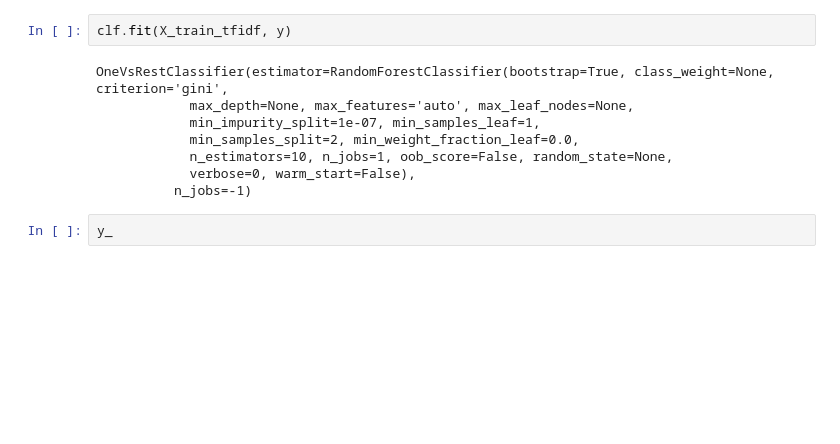
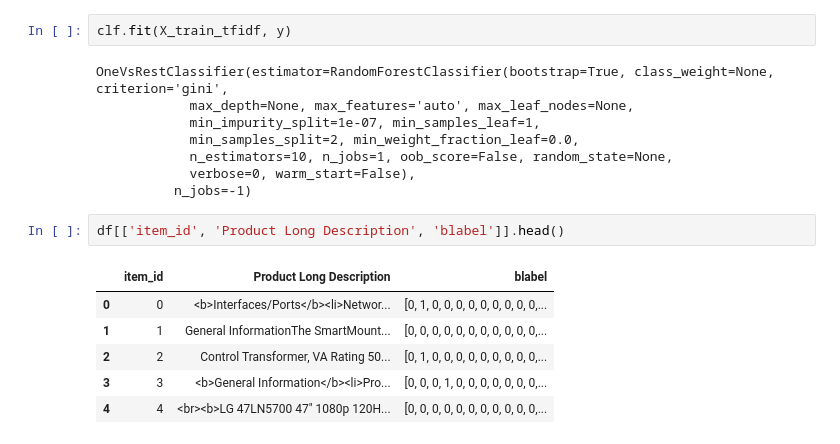
Before and after one commit to teoguso/HR-walmart2016, a Jupyter notebook: data/Data exploration.ipynb, the cells around one changed output. Saved outputs shown, nothing was run; the diff lists cells and outputs as text; blank space fills up the shorter version.

```diff
--- a/data/Data exploration.ipynb
+++ b/data/Data exploration.ipynb
@@ -301,5 +321,12 @@ OneVsRestClassifier(estimator=RandomForestClassifier(bootstrap=True, class_weigh
             n_estimators=10, n_jobs=1, oob_score=False, random_state=None,
             verbose=0, warm_start=False),
           n_jobs=-1)
-# %%
-y_
+# %%
+df[['item_id', 'Product Long Description', 'blabel']].head()
+# %% [output]
+|  | item_id | Product Long Description | blabel |
+| 0 | 0 | <b>Interfaces/Ports</b><li>Networ... | [0, 1, 0, 0, 0, 0, 0, 0, 0, 0, 0,... |
+| 1 | 1 | General InformationThe SmartMount... | [0, 0, 0, 0, 0, 0, 0, 0, 0, 0, 0,... |
+| 2 | 2 | Control Transformer, VA Rating 50... | [0, 1, 0, 0, 0, 0, 0, 0, 0, 0, 0,... |
+| 3 | 3 | <b>General Information</b><li>Pro... | [0, 0, 0, 1, 0, 0, 0, 0, 0, 0, 0,... |
+| 4 | 4 | <br><b>LG 47LN5700 47" 1080p 120H... | [0, 0, 0, 0, 0, 0, 0, 0, 0, 0, 0,... |
```
Also changed, not shown: parts of 6 cells of this notebook, 2 other files.
